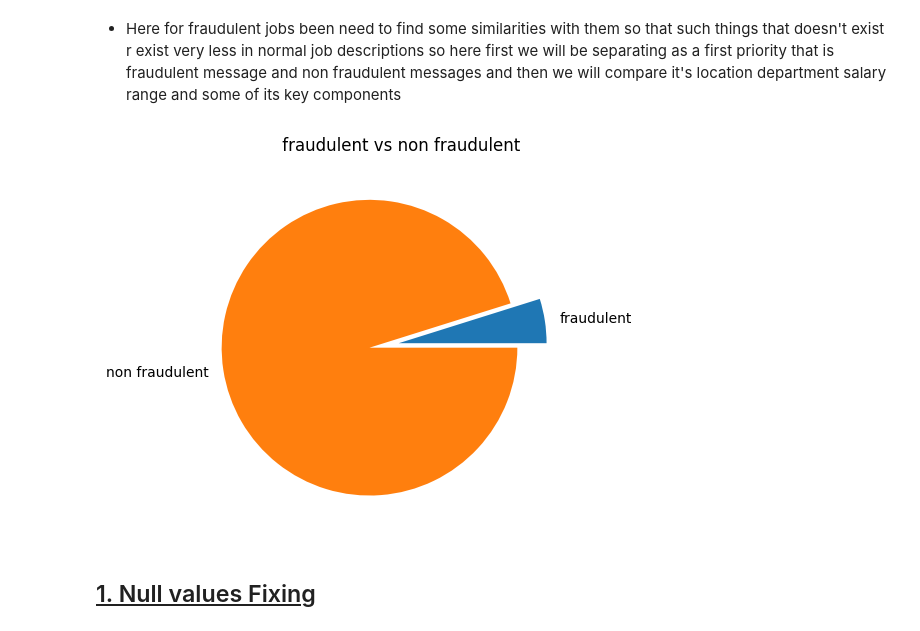
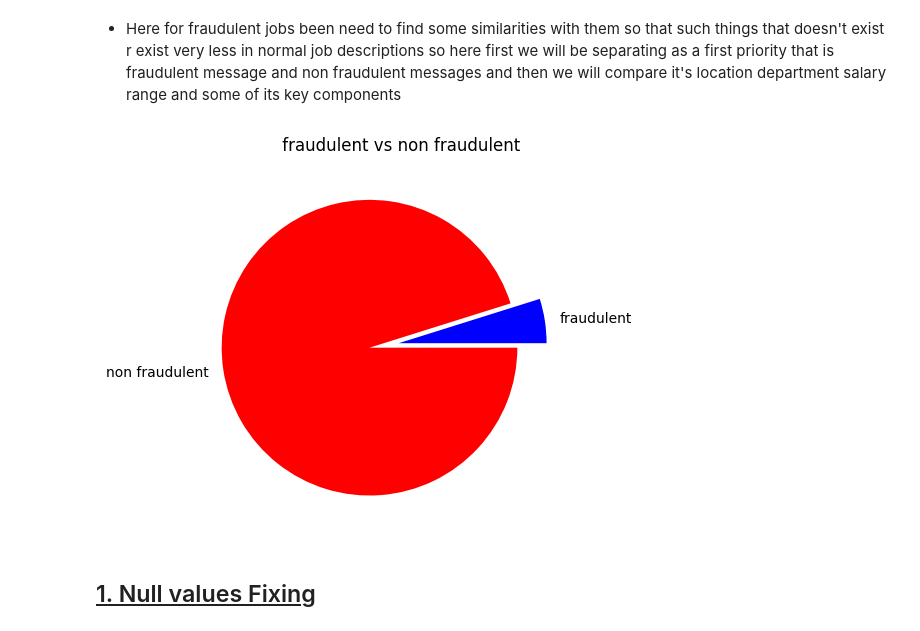
Before and after one commit to Gokul-raaj-5999/SPP_job_prediction, a Jupyter notebook: scaler_portfolioproject_job_prediction.ipynb, the cells around one changed output. Saved outputs shown, nothing was run; the diff lists cells and outputs as text; code cells hidden in the pictures.

```diff
--- a/scaler_portfolioproject_job_prediction.ipynb
+++ b/scaler_portfolioproject_job_prediction.ipynb
@@ -88,14 +88,15 @@ df0.describe(include='all')
 # %%
 df_f = df0[df0['fraudulent'] == 1]  #fraudulent
 df_nf = df0[df0['fraudulent'] == 0]  # non fraudulent
 
 plt.title(' fraudulent vs non fraudulent')
 plt.pie([df_f.shape[0], df_nf.shape[0]],
         labels=['fraudulent', 'non fraudulent'],
-        explode=(0, 0.2))
+        explode=(0, 0.2),
+       colors=['blue','red'])
 plt.show()
 # %% [output]
-[figure, old version]
+[figure, new version]
 # %% [markdown]
 ## <U>1. Null values Fixing</u>
 # %%
```
